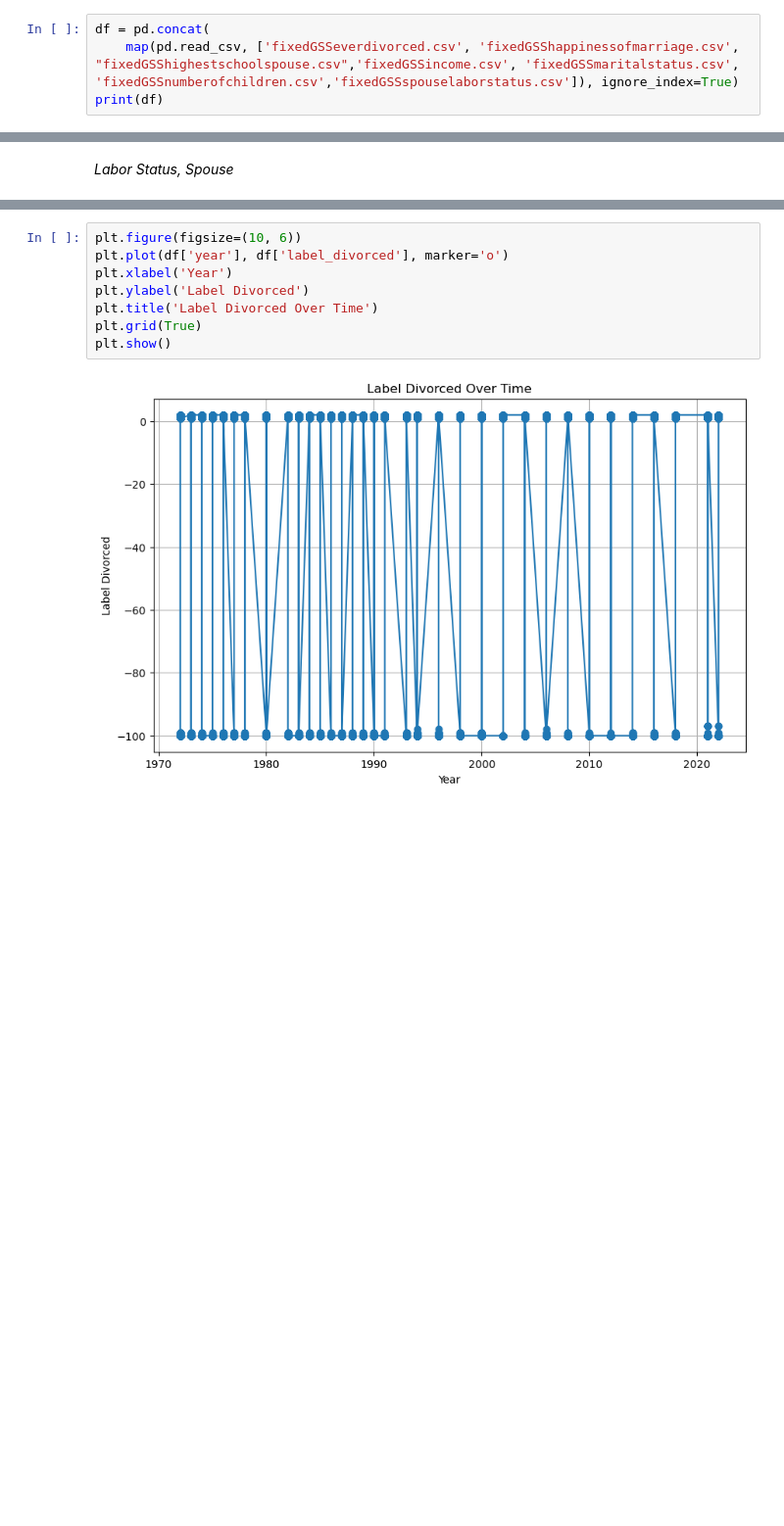
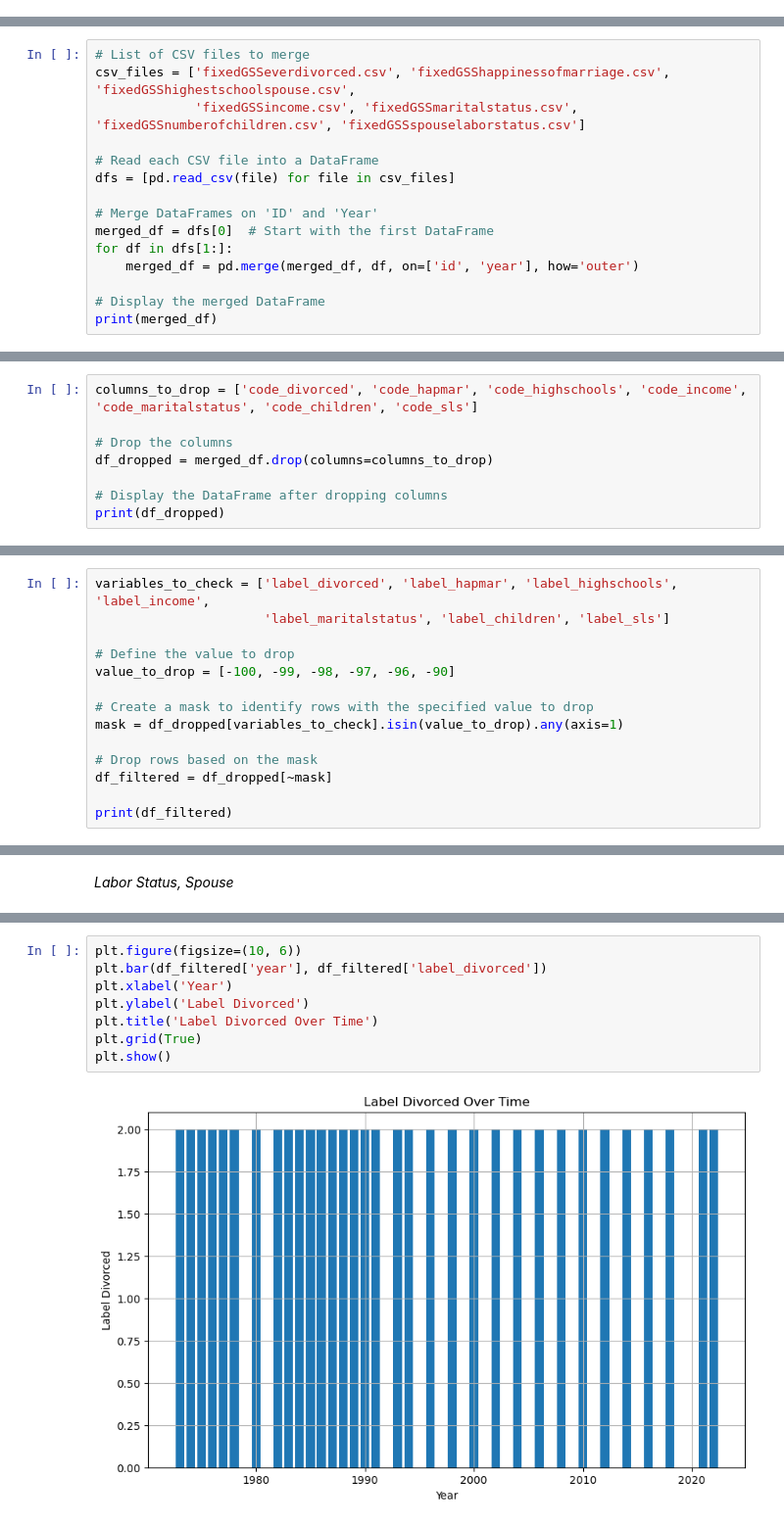
Before and after one commit to ninaysabel/DS4002P2, a Jupyter notebook: data/Project2M1.ipynb, the cells around one changed output, grey strips where cells are left out. Shown: that part at 98% size. Saved outputs shown, nothing was run; the diff lists cells and outputs as text; blank space fills up the shorter version.

```diff
--- a/data/Project2M1.ipynb
+++ b/data/Project2M1.ipynb
@@ -6,7 +6,3 @@ Group 2
 # %%
 import pandas as pd
 import matplotlib.pyplot as plt
-# %%
-df = pd.concat(
-    map(pd.read_csv, ['fixedGSSeverdivorced.csv', 'fixedGSShappinessofmarriage.csv', "fixedGSShighestschoolspouse.csv",'fixedGSSincome.csv', 'fixedGSSmaritalstatus.csv', 'fixedGSSnumberofchildren.csv','fixedGSSspouselaborstatus.csv']), ignore_index=True)
-print(df)
@@ -104,0 +9,15 @@ df_filtered.head()
+# %%
+# List of CSV files to merge
+csv_files = ['fixedGSSeverdivorced.csv', 'fixedGSShappinessofmarriage.csv', 'fixedGSShighestschoolspouse.csv',
+             'fixedGSSincome.csv', 'fixedGSSmaritalstatus.csv', 'fixedGSSnumberofchildren.csv', 'fixedGSSspouselaborstatus.csv']
+
+# Read each CSV file into a DataFrame
+dfs = [pd.read_csv(file) for file in csv_files]
+
+# Merge DataFrames on 'ID' and 'Year'
+merged_df = dfs[0]  # Start with the first DataFrame
+for df in dfs[1:]:
+    merged_df = pd.merge(merged_df, df, on=['id', 'year'], how='outer')
+
+# Display the merged DataFrame
+print(merged_df)
@@ -104,0 +42,8 @@ df_filtered.head()
+# %%
+columns_to_drop = ['code_divorced', 'code_hapmar', 'code_highschools', 'code_income', 'code_maritalstatus', 'code_children', 'code_sls']
+
+# Drop the columns
+df_dropped = merged_df.drop(columns=columns_to_drop)
+
+# Display the DataFrame after dropping columns
+print(df_dropped)
@@ -104,0 +68,14 @@ df_filtered.head()
+# %%
+variables_to_check = ['label_divorced', 'label_hapmar', 'label_highschools', 'label_income',
+                      'label_maritalstatus', 'label_children', 'label_sls']
+
+# Define the value to drop
+value_to_drop = [-100, -99, -98, -97, -96, -90]
+
+# Create a mask to identify rows with the specified value to drop
+mask = df_dropped[variables_to_check].isin(value_to_drop).any(axis=1)
+
+# Drop rows based on the mask
+df_filtered = df_dropped[~mask]
+
+print(df_filtered)
@@ -190,10 +180,10 @@ labor.head()
 # %%
 plt.figure(figsize=(10, 6))
-plt.plot(df['year'], df['label_divorced'], marker='o')
+plt.bar(df_filtered['year'], df_filtered['label_divorced'])
 plt.xlabel('Year')
 plt.ylabel('Label Divorced')
 plt.title('Label Divorced Over Time')
 plt.grid(True)
 plt.show()
 # %% [output]
-[figure, old version]
+[figure, new version]
```
Also changed, not shown: parts of 20 cells of this notebook, 1 other file.
